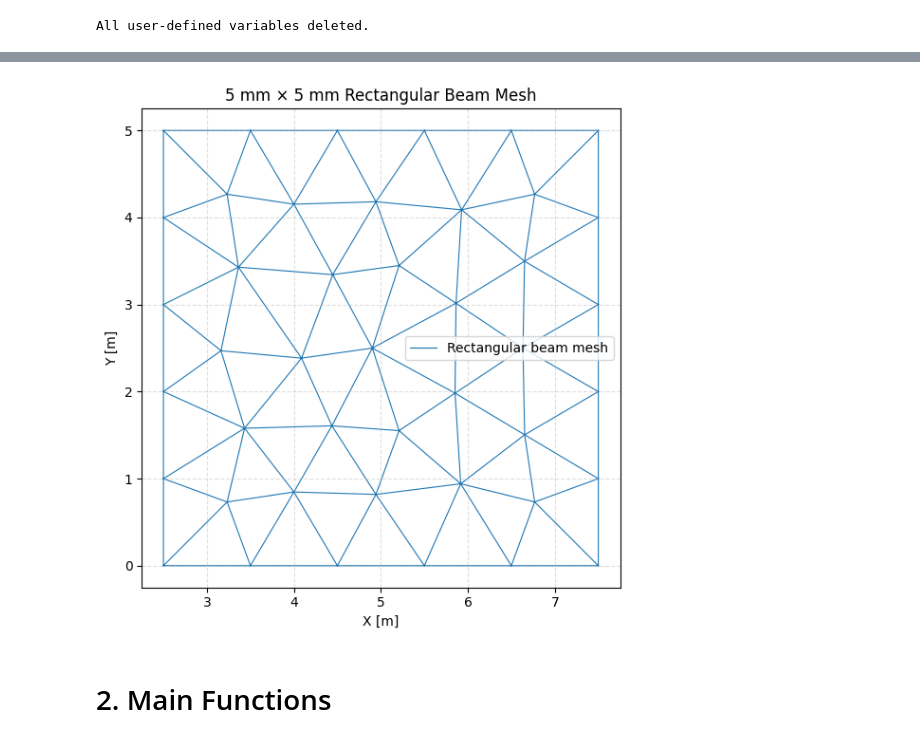
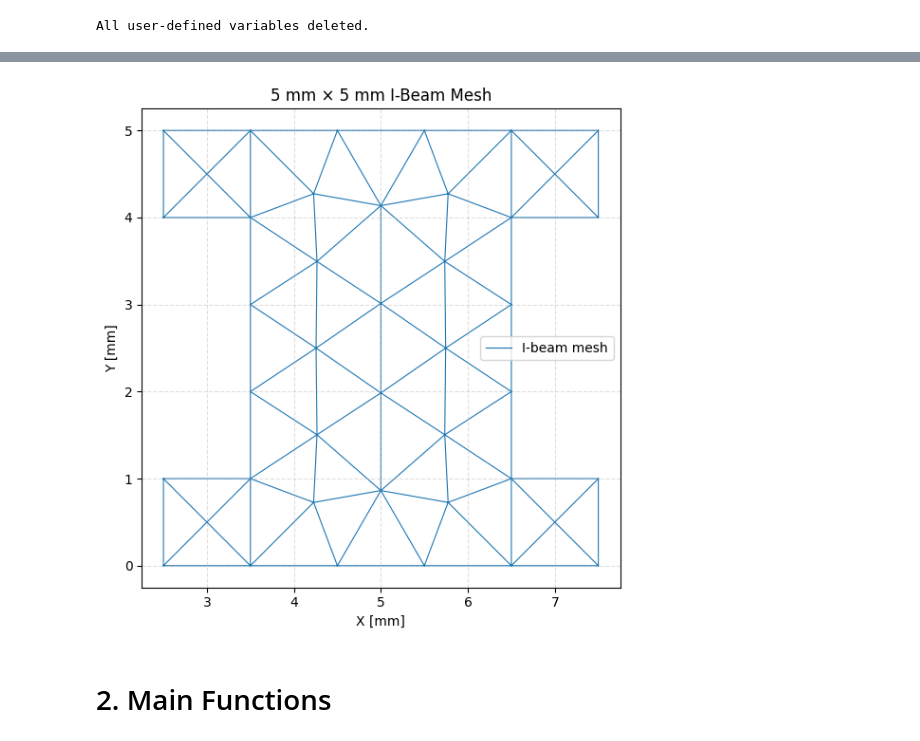
Before and after one commit to KhayalM/Extended-Finite-Element-Methods, a Jupyter notebook: Softening_lc=1.ipynb, the cells around one changed output, grey strips where cells are left out. Cells and saved outputs as stored; diff of their text form; code cells hidden in the pictures.

```diff
--- a/Softening_lc=1.ipynb
+++ b/Softening_lc=1.ipynb
@@ -115,10 +120,10 @@ import numpy as np
 import matplotlib.pyplot as plt
 
 # ------------------------------
-# Initialize Gmsh and load the rectangular beam mesh
+# Initialize Gmsh and load the I-beam mesh
 # ------------------------------
 gmsh.initialize()
-gmsh.open("rectangular_beam_5mmx5mm.msh")
+gmsh.open("I_beam_5mm.msh")
 
 # ------------------------------
 # Get all nodes
@@ -132,43 +137,48 @@ node_coords = np.array(node_coords).reshape(-1, 3)
 def get_elements_of_physical_group(dim, tag):
     entity_tags = gmsh.model.getEntitiesForPhysicalGroup(dim, tag)
     all_elements = []
+
     for entity_tag in entity_tags:
         element_types, element_tags, node_tags_list = gmsh.model.mesh.getElements(dim, entity_tag)
+
         for i in range(len(element_types)):
-            # triangles → 3 nodes per element
-            all_elements.append(np.array(node_tags_list[i]).reshape(-1, 3))
+            # Linear triangles → 3 nodes per element
+            all_elements.append(
+                np.array(node_tags_list[i]).reshape(-1, 3)
+            )
+
     return np.concatenate(all_elements) if all_elements else np.array([])
 
 # ------------------------------
-# Get elements for the rectangular beam (physical group 1)
+# Get elements for the I-beam (physical group 1)
 # ------------------------------
-elements_rect_beam = get_elements_of_physical_group(2, 1)
+elements_I_beam = get_elements_of_physical_group(2, 1)
 # %%
 # ------------------------------
 # Mesh visualization
 # ------------------------------
 plt.figure(figsize=(6, 6))
 
-if elements_rect_beam.size > 0:
+if elements_I_beam.size > 0:
     plt.triplot(
         node_coords[:, 0],        # x-coordinates
         node_coords[:, 1],        # y-coordinates
-        elements_rect_beam - 1,   # Gmsh is 1-based → Python is 0-based
+        elements_I_beam - 1,   # Gmsh is 1-based → Python is 0-based
         linewidth=0.8,
-        label="Rectangular beam mesh"
+        label="I-beam mesh"
     )
 
 plt.gca().set_aspect("equal", adjustable="box")
-plt.xlabel("X [m]")
-plt.ylabel("Y [m]")
-plt.title("5 mm × 5 mm Rectangular Beam Mesh")
+plt.xlabel("X [mm]")
+plt.ylabel("Y [mm]")
+plt.title("5 mm × 5 mm I-Beam Mesh")
 plt.legend(loc="best")
 plt.grid(True, linestyle="--", alpha=0.4)
 
 plt.tight_layout()
 plt.show()
 # %% [output]
-[figure, old version]
+[figure, new version]
 # %% [markdown]
 # 2. Main Functions
 # %%
```
Also changed, not shown: parts of 11 cells of this notebook.
